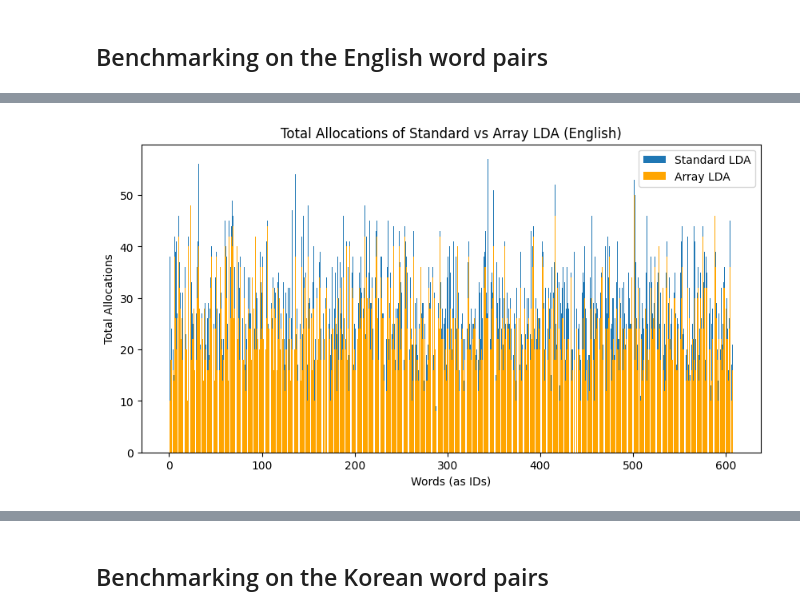
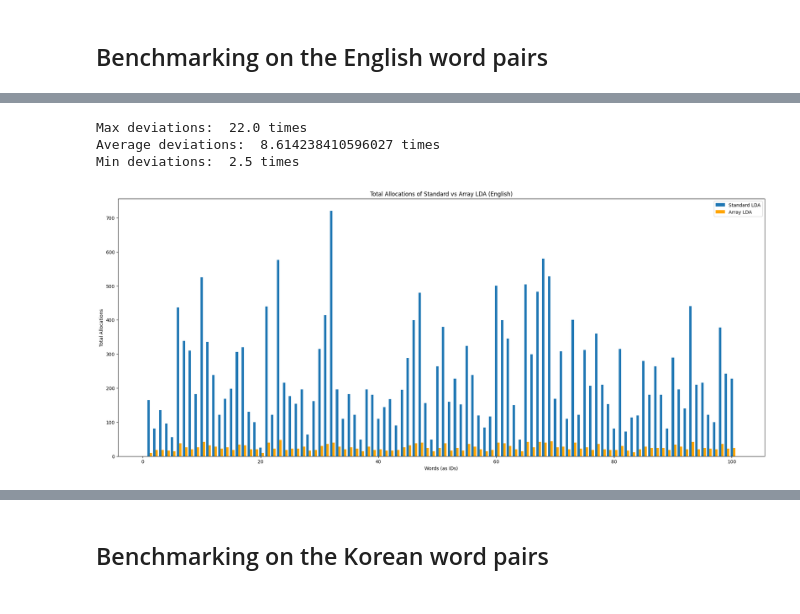
Before and after one commit to nayyara-airlangga/levenshtein-distance-benchmark, a Jupyter notebook: src/LevenshteinDistance.ipynb, the cells around one changed output, grey strips where cells are left out. Drawn from its saved outputs; the diff is of its cells as text; code cells hidden in the pictures.

Commit message:
fix: update and add visualizations

```diff
--- a/src/LevenshteinDistance.ipynb
+++ b/src/LevenshteinDistance.ipynb
@@ -36,8 +36,8 @@ def levenshtein_distance(x: str, y: str) -> (int, int):
             D[i, j] = min(D[i - 1, j] + 1, D[i, j - 1] + 1, D[i - 1, j - 1] + cost)
 
     # The minimum of edit distance for x and y is the element in the last column and last row of D
-    # Returning the sum of D.shapes is needed for memory allocation benchmarking
-    return D.shape[0] + D.shape[1], D[m, n]
+    # Returning the product of D.shapes is needed for memory allocation benchmarking
+    return D.shape[0] * D.shape[1], D[m, n]
 # %% [markdown]
 # Levenshtein Distance with Array instead of Matrix
 # %%
@@ -130,11 +130,33 @@ wordpairs.head()
+# %%
+deviations = wordpairs.apply(lambda row: row["total_allocs__standard"] / row["total_allocs__array"], axis=1)
+print("Max deviations: ", deviations.max(), "times")
+print("Average deviations: ", deviations.mean(), "times")
+print("Min deviations: ", deviations.min(), "times")
+# %% [output]
+Max deviations:  22.0 times
+Average deviations:  8.614238410596027 times
+Min deviations:  2.5 times
 # %%
-plt.figure(figsize=(10, 5))
-plt.bar(wordpairs["IDX_SIM"], wordpairs["total_allocs__standard"])
-plt.bar(wordpairs["IDX_SIM"], wordpairs["total_allocs__array"], color="orange")
+width = 0.4
+
+plt.figure(figsize=(25, 10))
+plt.bar(
+    wordpairs["IDX_SIM"].iloc[0:100] - width / 2,
+    wordpairs["total_allocs__standard"].iloc[0:100],
+    width=width,
+    align="edge",
+)
+plt.bar(
+    wordpairs["IDX_SIM"].iloc[0:100] + width / 2,
+    wordpairs["total_allocs__array"].iloc[0:100],
+    color="orange",
+    width=width,
+    align="edge",
+)
 plt.title("Total Allocations of Standard vs Array LDA (English)")
 plt.xlabel("Words (as IDs)")
 plt.ylabel("Total Allocations")
 plt.legend(["Standard LDA", "Array LDA"])
 plt.show()
 # %% [output]
-[figure, old version]
+[figure, new version]
```
Also changed, not shown: parts of 16 cells of this notebook, 14 other files.
